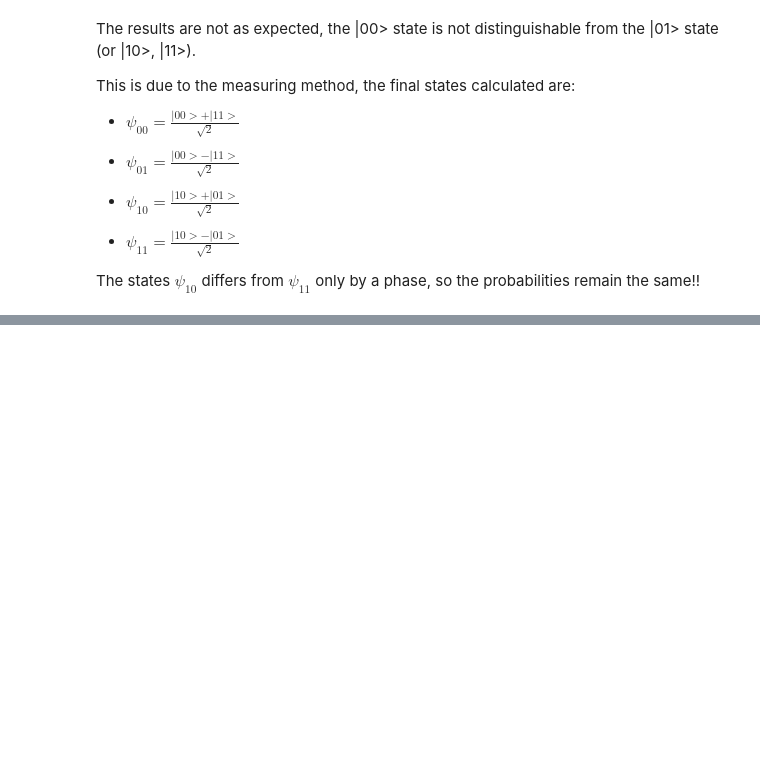
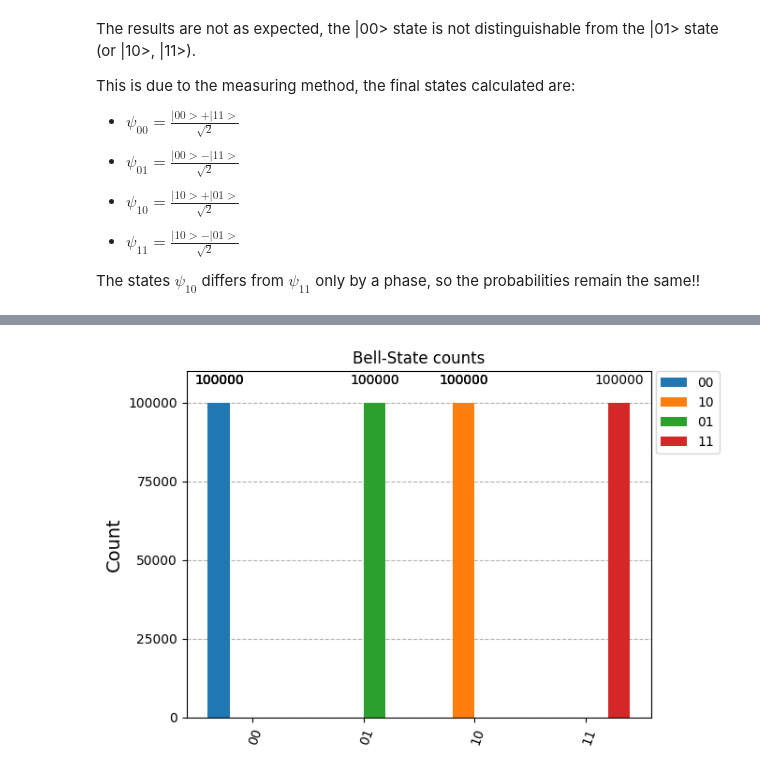
Before and after one commit to Yedi278/Quantum-Simulations, a Jupyter notebook: Qiskit_Framework/03_quantum_teleportation/quantum_teleportation.ipynb, the cells around one changed output, grey strips where cells are left out. Saved outputs shown, nothing was run; the diff lists cells and outputs as text; code cells hidden in the pictures; blank space fills up the shorter version.

```diff
--- a/Qiskit_Framework/03_quantum_teleportation/quantum_teleportation.ipynb
+++ b/Qiskit_Framework/03_quantum_teleportation/quantum_teleportation.ipynb
@@ -213,3 +228,18 @@ two_bit_transmission_2(1, 1).draw(output='mpl')
+# %%
+# simulation
+qc_s = []
+counts = []
+labels = []
+sim = AerSimulator(method='statevector')
+
+for i in range(4):
+    qc_s.append(two_bit_transmission_2(i & 1, i >> 1))
+    labels.append(f'{i & 1}{i >> 1}')
+    counts.append(sim.run(qc_s[i], shots=100000).result().get_counts())
+
+plot_histogram(counts, title='Bell-State counts', legend=labels)
+# %% [output]
+[figure, added]
 # %% [markdown]
 ## Quantum Teleportation Circuit
 
```
Also changed, not shown: parts of 19 cells of this notebook, 2 other files.
